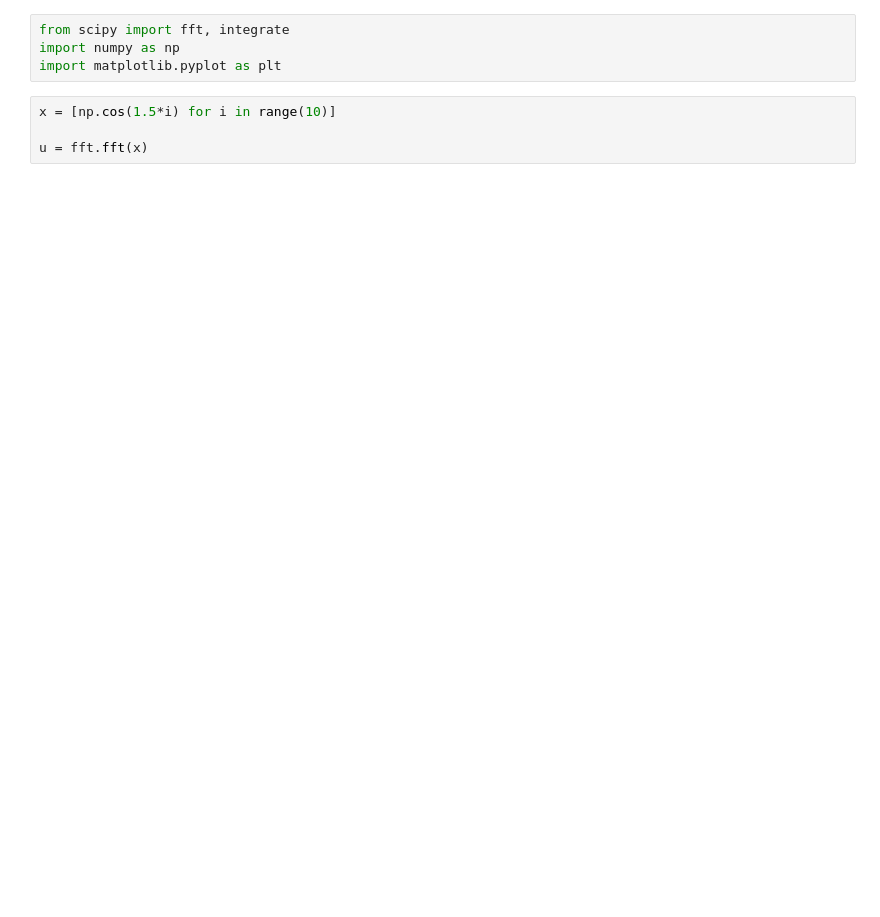
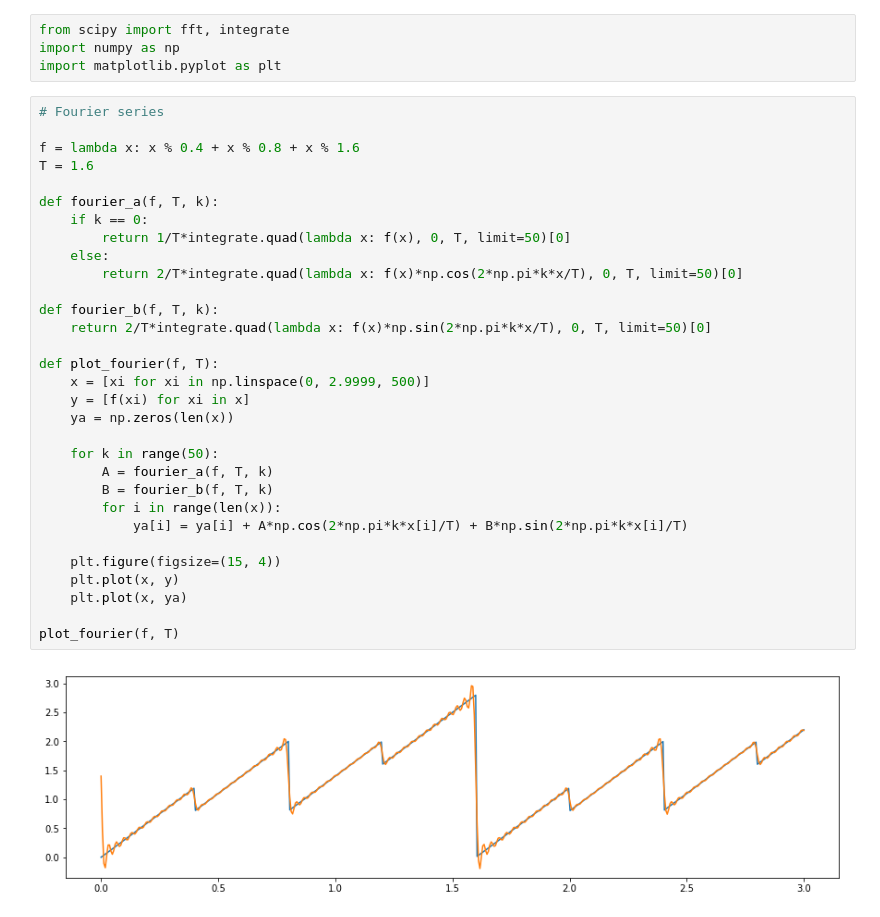
Before and after one commit to highly-illogical/math-notebooks, a Jupyter notebook: Fourier transform.ipynb, the cells around one changed output. Saved outputs shown, nothing was run; the diff lists cells and outputs as text; blank space fills up the shorter version.

```diff
--- a/Fourier transform.ipynb
+++ b/Fourier transform.ipynb
@@ -2,7 +2,36 @@
 from scipy import fft, integrate
 import numpy as np
 import matplotlib.pyplot as plt
-# %%
-x = [np.cos(1.5*i) for i in range(10)]
-
-u = fft.fft(x)
+# %%
+# Fourier series
+
+f = lambda x: x % 0.4 + x % 0.8 + x % 1.6
+T = 1.6
+
+def fourier_a(f, T, k):
+    if k == 0:
+        return 1/T*integrate.quad(lambda x: f(x), 0, T, limit=50)[0]
+    else:
+        return 2/T*integrate.quad(lambda x: f(x)*np.cos(2*np.pi*k*x/T), 0, T, limit=50)[0]
+
+def fourier_b(f, T, k):
+    return 2/T*integrate.quad(lambda x: f(x)*np.sin(2*np.pi*k*x/T), 0, T, limit=50)[0]
+
+def plot_fourier(f, T):
+    x = [xi for xi in np.linspace(0, 2.9999, 500)]
+    y = [f(xi) for xi in x]
+    ya = np.zeros(len(x))
+
+    for k in range(50):
+        A = fourier_a(f, T, k)
+        B = fourier_b(f, T, k)
+        for i in range(len(x)):
+            ya[i] = ya[i] + A*np.cos(2*np.pi*k*x[i]/T) + B*np.sin(2*np.pi*k*x[i]/T)
+
+    plt.figure(figsize=(15, 4))
+    plt.plot(x, y)
+    plt.plot(x, ya)
+
+plot_fourier(f, T)
+# %% [output]
+[figure, added]
```
Also changed, not shown: parts of 6 cells of this notebook.
